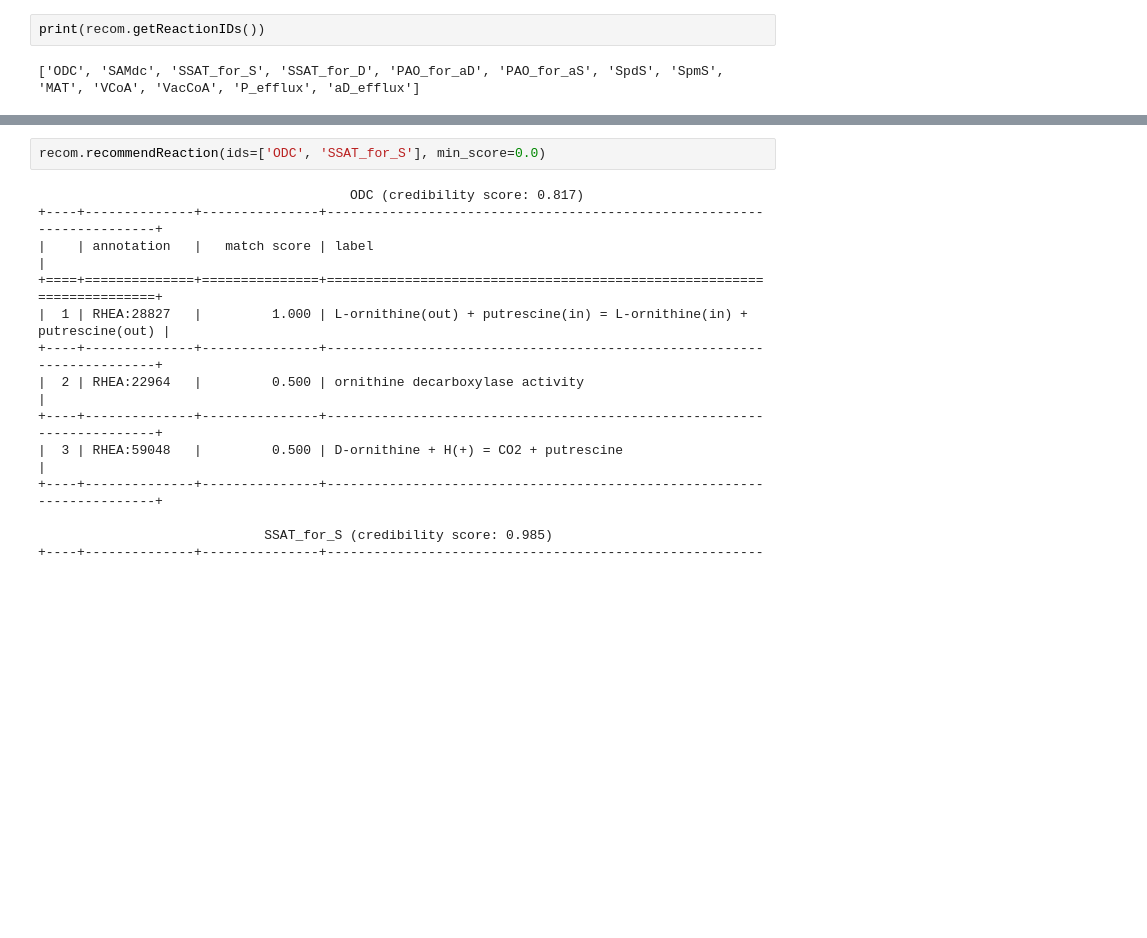
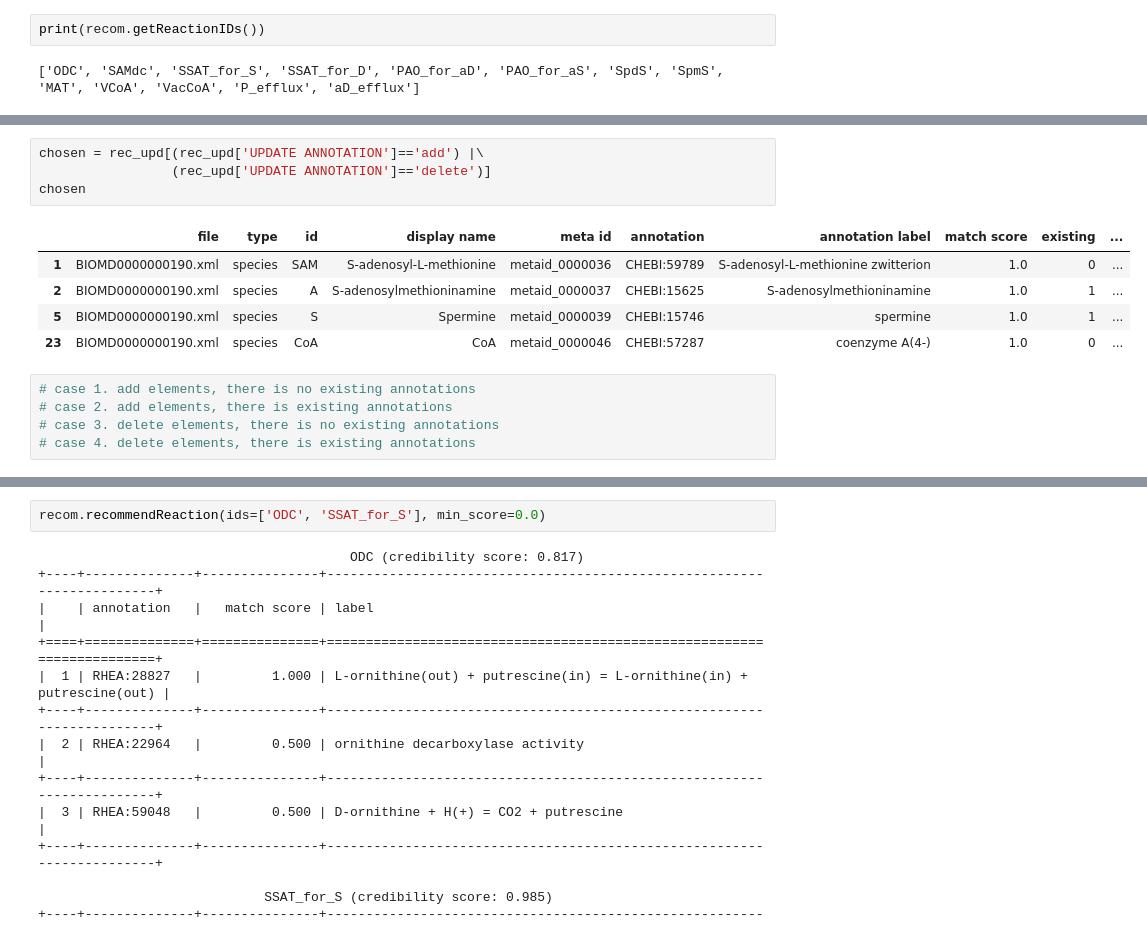
Before and after one commit to sys-bio/AMAS, a Jupyter notebook: notebooks/update_command_line_too.ipynb, the cells around one changed output, grey strips where cells are left out. Saved outputs shown, nothing was run; the diff lists cells and outputs as text; blank space fills up the shorter version.

```diff
--- a/notebooks/update_command_line_too.ipynb
+++ b/notebooks/update_command_line_too.ipynb
@@ -64,0 +63,15 @@ recom.reactions.exist_annotation
+# %%
+chosen = rec_upd[(rec_upd['UPDATE ANNOTATION']=='add') |\
+                 (rec_upd['UPDATE ANNOTATION']=='delete')]
+chosen
+# %% [output]
+|  | file | type | id | display name | meta id | annotation | annotation label | match score | existing | ... |
+| 1 | BIOMD0000000190.xml | species | SAM | S-adenosyl-L-methionine | metaid_0000036 | CHEBI:59789 | S-adenosyl-L-methionine zwitterion | 1.0 | 0 | ... |
+| 2 | BIOMD0000000190.xml | species | A | S-adenosylmethioninamine | metaid_0000037 | CHEBI:15625 | S-adenosylmethioninamine | 1.0 | 1 | ... |
+| 5 | BIOMD0000000190.xml | species | S | Spermine | metaid_0000039 | CHEBI:15746 | spermine | 1.0 | 1 | ... |
+| 23 | BIOMD0000000190.xml | species | CoA | CoA | metaid_0000046 | CHEBI:57287 | coenzyme A(4-) | 1.0 | 0 | ... |
+# %%
+# case 1. add elements, there is no existing annotations
+# case 2. add elements, there is existing annotations
+# case 3. delete elements, there is no existing annotations
+# case 4. delete elements, there is existing annotations
```
Also changed, not shown: parts of 2 cells of this notebook, 13 other files.
